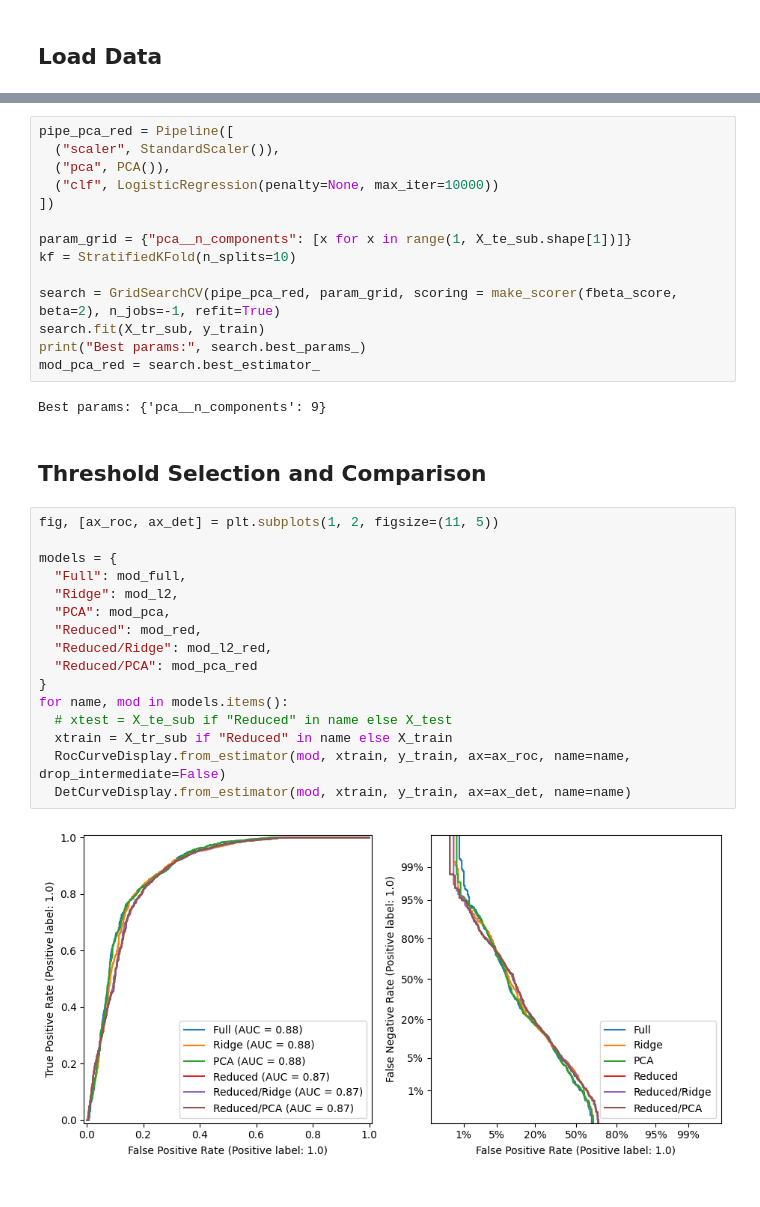
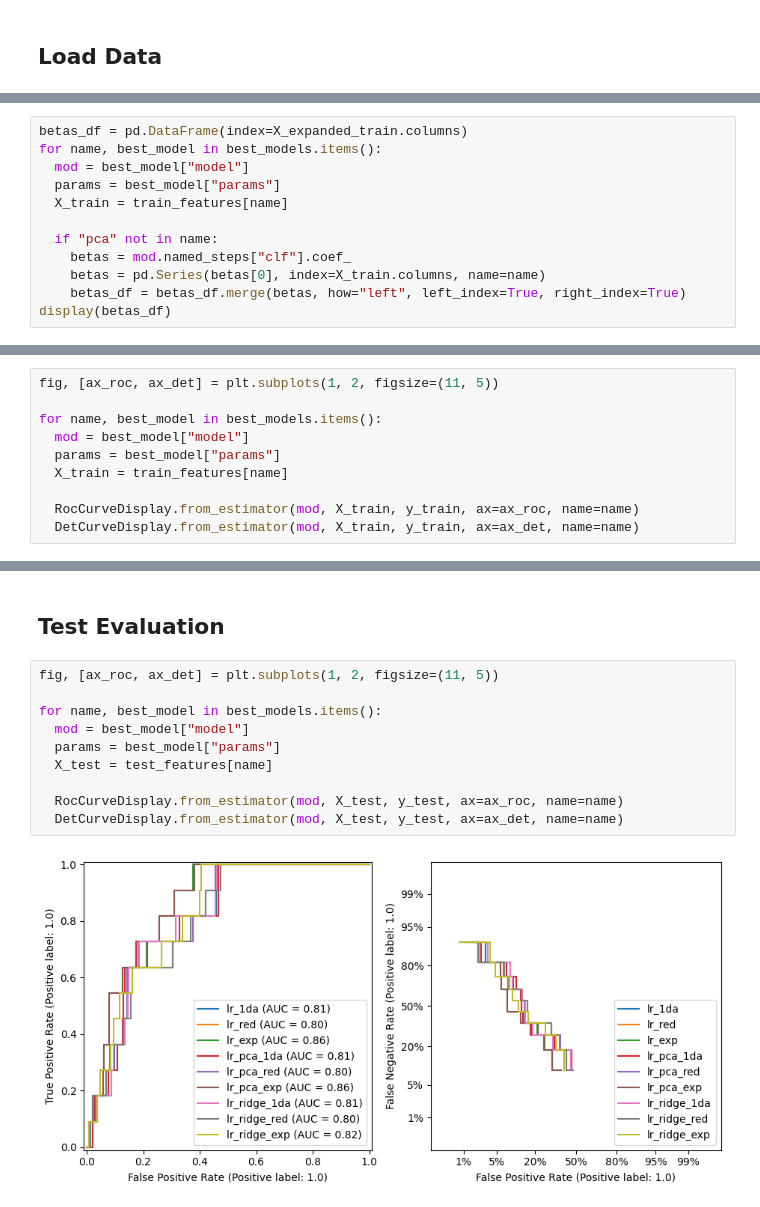
Before and after one commit to willcoughlin/predicting-abnormal-grid-conditions, a Jupyter notebook: notebooks/logistic.ipynb, the cells around one changed output, grey strips where cells are left out. Cells and saved outputs as stored; diff of their text form.

```diff
--- a/notebooks/logistic.ipynb
+++ b/notebooks/logistic.ipynb
@@ -44,0 +148,12 @@ class_bal
+# %%
+betas_df = pd.DataFrame(index=X_expanded_train.columns)
+for name, best_model in best_models.items():
+  mod = best_model["model"]
+  params = best_model["params"]
+  X_train = train_features[name]
+
+  if "pca" not in name:
+    betas = mod.named_steps["clf"].coef_
+    betas = pd.Series(betas[0], index=X_train.columns, name=name)
+    betas_df = betas_df.merge(betas, how="left", left_index=True, right_index=True)
+display(betas_df)
@@ -44,0 +180,10 @@ class_bal
+# %%
+fig, [ax_roc, ax_det] = plt.subplots(1, 2, figsize=(11, 5))
+
+for name, best_model in best_models.items():
+  mod = best_model["model"]
+  params = best_model["params"]
+  X_train = train_features[name]
+
+  RocCurveDisplay.from_estimator(mod, X_train, y_train, ax=ax_roc, name=name)
+  DetCurveDisplay.from_estimator(mod, X_train, y_train, ax=ax_det, name=name)
@@ -177,36 +224,14 @@ Best params: {'pca__n_components': 10}
-# %%
-pipe_pca_red = Pipeline([
-  ("scaler", StandardScaler()),
-  ("pca", PCA()),
-  ("clf", LogisticRegression(penalty=None, max_iter=10000))
-])
-
-param_grid = {"pca__n_components": [x for x in range(1, X_te_sub.shape[1])]}
-kf = StratifiedKFold(n_splits=10)
-
-search = GridSearchCV(pipe_pca_red, param_grid, scoring = make_scorer(fbeta_score, beta=2), n_jobs=-1, refit=True)
-search.fit(X_tr_sub, y_train)
-print("Best params:", search.best_params_)
-mod_pca_red = search.best_estimator_
-# %% [output]
-Best params: {'pca__n_components': 9}
-# %% [markdown]
-## Threshold Selection and Comparison
+# %% [markdown]
+## Test Evaluation
 # %%
 fig, [ax_roc, ax_det] = plt.subplots(1, 2, figsize=(11, 5))
 
-models = {
-  "Full": mod_full,
-  "Ridge": mod_l2,
-  "PCA": mod_pca,
-  "Reduced": mod_red,
-  "Reduced/Ridge": mod_l2_red,
-  "Reduced/PCA": mod_pca_red
-}
-for name, mod in models.items():
-  # xtest = X_te_sub if "Reduced" in name else X_test
-  xtrain = X_tr_sub if "Reduced" in name else X_train
-  RocCurveDisplay.from_estimator(mod, xtrain, y_train, ax=ax_roc, name=name, drop_intermediate=False)
-  DetCurveDisplay.from_estimator(mod, xtrain, y_train, ax=ax_det, name=name)
+for name, best_model in best_models.items():
+  mod = best_model["model"]
+  params = best_model["params"]
+  X_test = test_features[name]
+
+  RocCurveDisplay.from_estimator(mod, X_test, y_test, ax=ax_roc, name=name)
+  DetCurveDisplay.from_estimator(mod, X_test, y_test, ax=ax_det, name=name)
 # %% [output]
-[figure, old version]
+[figure, new version]
```
Also changed, not shown: parts of 28 cells of this notebook, 1 other file.
